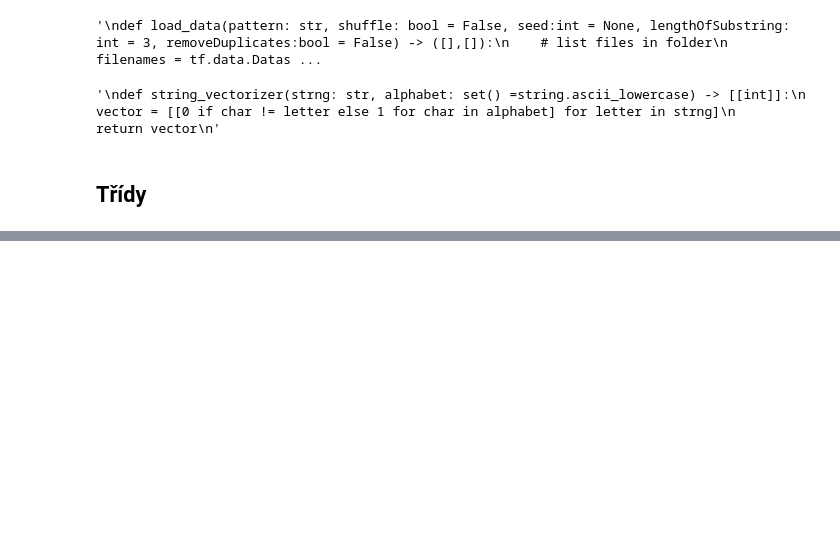
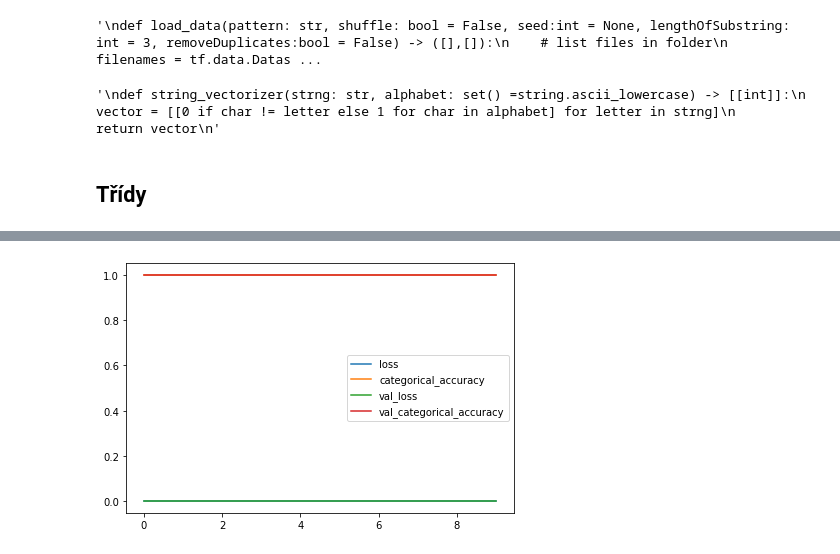
Before and after one commit to Weliras/Data-compression-and-neural-networks, a Jupyter notebook: SemestralProject.ipynb, the cells around one changed output, grey strips where cells are left out. Cells and saved outputs as stored; diff of their text form; code cells hidden in the pictures; blank space fills up the shorter version.

```diff
--- a/SemestralProject.ipynb
+++ b/SemestralProject.ipynb
@@ -206,0 +481,4 @@ class DataGenerator(Sequence):
+# %%
+# Input shape
+inputShape = (3, 256)
+outputShape = (1, 256)
@@ -206,0 +504,10 @@ class DataGenerator(Sequence):
+# %%
+# Compile model
+# Optimizer - RMSprop
+# Loss - Categorical Crossentropy
+# Metric - Categorical Accuracy
+dense_model.compile(optimizer=tf.keras.optimizers.Adam(),
+                    loss=tf.keras.losses.CategoricalCrossentropy(from_logits=False),
+                    metrics=[tf.keras.metrics.CategoricalCrossentropy(), tf.keras.metrics.CategoricalAccuracy()])
+
+dense_model.summary()
@@ -206,0 +597,6 @@ class DataGenerator(Sequence):
+# %%
+# Load train_x and train_y in bytes
+train_x, train_y = load_data_binary("./data/test_train.txt", seed=42, lengthOfSubstring=3, portion=1)
+train_x = np.array(train_x)
+train_y = np.array(train_y)
+print(f"\nSize of train dataset: {len(train_y)} [{sys.getsizeof(train_x) + sys.getsizeof(train_y)} B]")
@@ -206,0 +628,18 @@ class DataGenerator(Sequence):
+# %%
+# Create checkpoint for storing only best results
+model_checkpoint_callback = tf.keras.callbacks.ModelCheckpoint(
+    filepath='weights_dense_model.best.hdf5',
+    save_weights_only=True,
+    monitor='val_loss',
+    mode='auto',
+    save_best_only=True)
+
+batch_size = 128
+epochs = 10
+
+train_gen = DataGenerator(train_x, train_y, batch_size)
+val_gen = DataGenerator(val_x, val_y, batch_size)
+
+
+# Fit model.
+history_dense_model = dense_model.fit(train_gen, validation_data=val_gen, epochs=epochs, callbacks=[model_checkpoint_callback])
@@ -206,0 +667,4 @@ class DataGenerator(Sequence):
+# %%
+show_history(history_dense_model)
+# %% [output]
+[figure, added]
```
Also changed, not shown: parts of 64 cells of this notebook.
